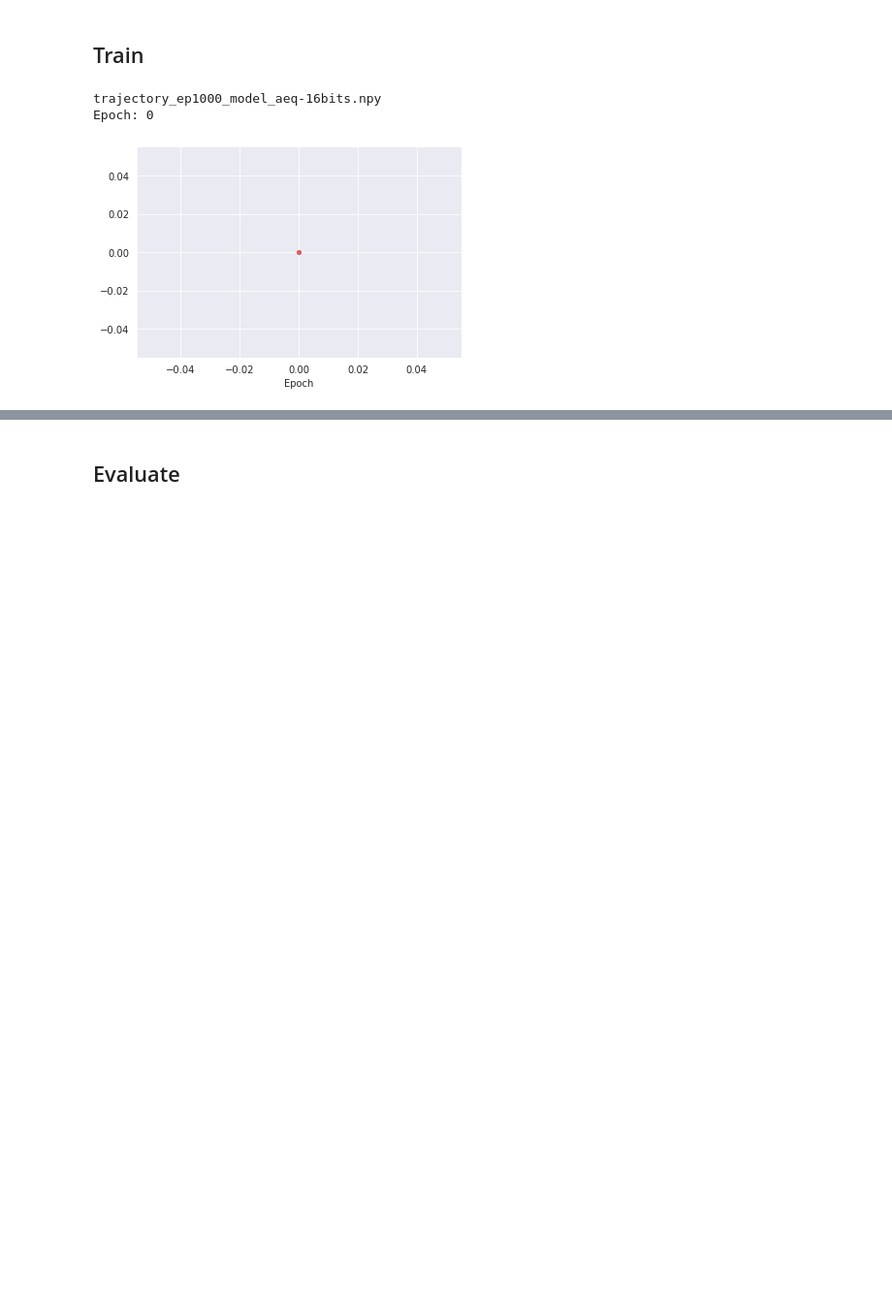
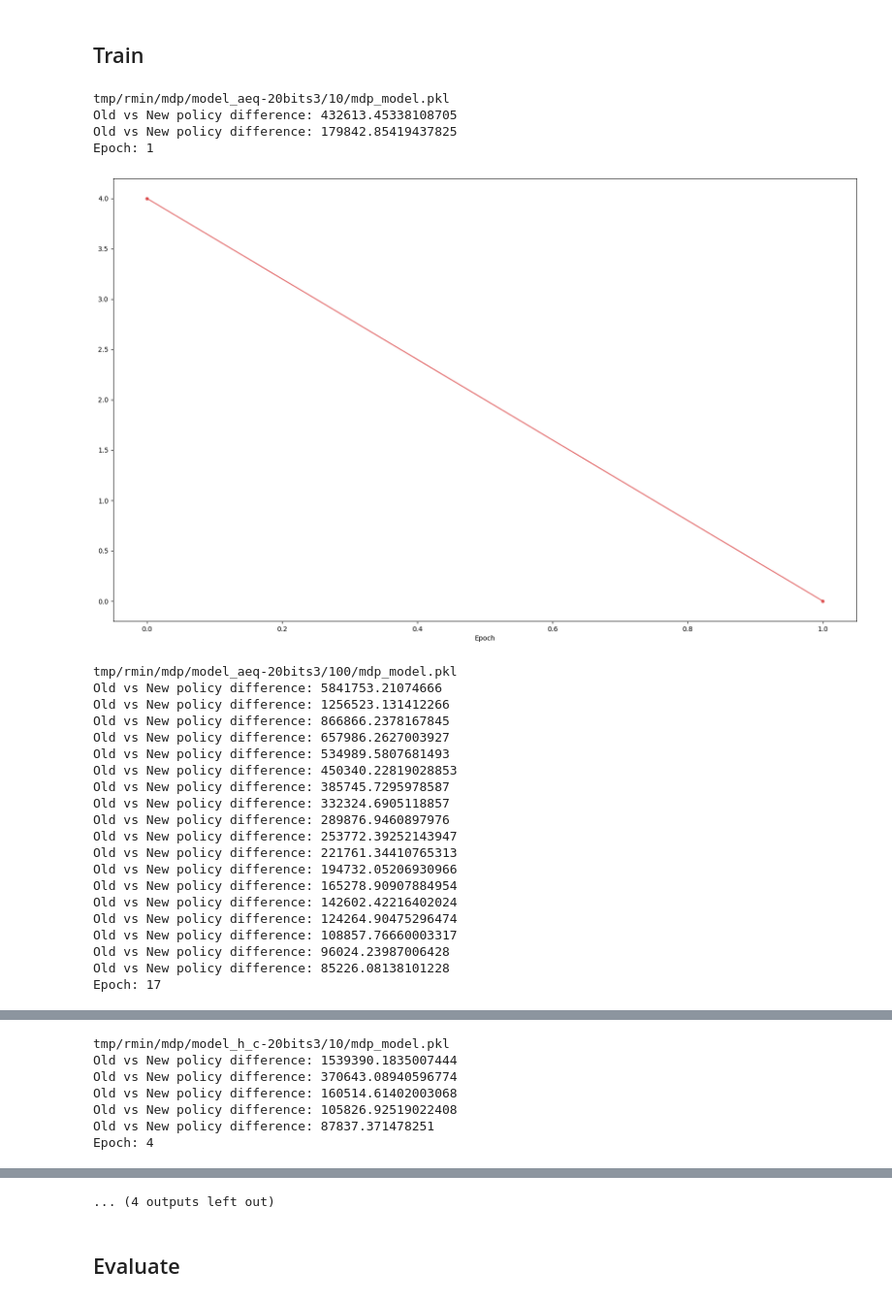
Before and after one commit to MHamza-Y/State-Space-Discretization, a Jupyter notebook: r_min.ipynb, the cells around one changed output, grey strips where cells are left out. Shown at 97% size. Cells and saved outputs as stored; diff of their text form; code cells hidden in the pictures; blank space fills up the shorter version.

```diff
--- a/r_min.ipynb
+++ b/r_min.ipynb
@@ -33,8 +21,36 @@ policies_save_paths = [f'tmp/rmin/ib_policy_{file.split(".")[0]}.pkl' for file i
+# %%
+
+
+
+
+model_names = ['model_aeq-20bits3', 'model_h_c-20bits3']
+
+trajectory_paths = [os.path.join("tmp", "offline_rl_trajectories", model, "rl_dataset.npy") for model in model_names]
+steps_per_episode = 1000
+
+training_episodes = [10, 100, 1000, 10000]
+min_count = [1, 2, 3, 5]
+experiment_configs = []
+device = 'cpu'
+for model_name in model_names:
+    for i, training_episode in enumerate(training_episodes):
+        experiment_configs.append(
+            RMinExperimentConfig(
+                model_name=model_name,
+                model_path=os.path.join('tmp', 'state_quantization', model_name),
+                dataset_path=os.path.join("tmp", "offline_rl_trajectories", model_name, "rl_dataset.npy"),
+                mdp_path=os.path.join('tmp', 'rmin', 'mdp', model_name, f'{training_episode}', 'mdp_model.pkl'),
+                policy_path=os.path.join('tmp', 'rmin', f'{experiment_id}', model_name, f'{training_episode}',
+                                         'policy.pkl'),
+                dataset_size=training_episode * steps_per_episode,
+                r_min=min_count[i]
+            )
+        )
 # %% [markdown]
 ## Create MDP Models
 # %%
 from dynamic_programming.mdp_model import create_mdp_models
 
-for i, sample_file in enumerate(trajectories_samples):
-    load_path = os.path.join("tmp", "offline_rl_trajectories", sample_file)
-    create_mdp_models(load_path=load_path, mdp_save_path=mdp_save_paths[i], reward_function_type='state_action', device=device)
+for config in experiment_configs:
+    create_mdp_models(load_path=config.dataset_path, mdp_save_path=config.mdp_path, reward_function_type='state_action',
+                      device=device, dataset_size=config.dataset_size)
@@ -51,18 +59,40 @@ tmp/rmin/mdp_trajectory_ep1000_model_aeq-20bits2.pkl
 # %%
 def train_r_min(mdp_path, policy_save_path):
     mdp_model = MDPModel.load(mdp_path)
     solver = RMinTrainer(reward_function=mdp_model.reward_function, transition_model=mdp_model.transition_model,
                          count_state_action=mdp_model.count_state_action, min_count=min_count[i])
-    solver.train(epochs=50000, gamma=0.995)
+    solver.train(epochs=500, gamma=0.995)
     trained_policy = DPPolicy(policy_table=solver.get_policy(), state_to_index=mdp_model.state_to_index,
                               index_to_action=mdp_model.index_to_actions)
     trained_policy.save(policy_save_path)
 
 
-for i, mdp_save_path in enumerate(mdp_save_paths):
-    print(trajectories_samples[i])
-    train_r_min(mdp_path=mdp_save_path, policy_save_path=policies_save_paths[i])
+for config in experiment_configs:
+    print(config.mdp_path)
+    train_r_min(mdp_path=config.mdp_path, policy_save_path=config.policy_path)
 # %% [output]
-trajectory_ep1000_model_aeq-16bits.npy
-Epoch: 0
+tmp/rmin/mdp/model_aeq-20bits3/10/mdp_model.pkl
+Old vs New policy difference: 432613.45338108705
+Old vs New policy difference: 179842.85419437825
+Epoch: 1
-[figure, old version]
+[figure, new version]
+tmp/rmin/mdp/model_aeq-20bits3/100/mdp_model.pkl
+Old vs New policy difference: 5841753.21074666
+Old vs New policy difference: 1256523.131412266
+Old vs New policy difference: 866866.2378167845
+Old vs New policy difference: 657986.2627003927
+Old vs New policy difference: 534989.5807681493
+Old vs New policy difference: 450340.22819028853
+Old vs New policy difference: 385745.7295978587
+Old vs New policy difference: 332324.6905118857
+Old vs New policy difference: 289876.9460897976
+Old vs New policy difference: 253772.39252143947
+Old vs New policy difference: 221761.34410765313
+Old vs New policy difference: 194732.05206930966
+Old vs New policy difference: 165278.90907884954
+Old vs New policy difference: 142602.42216402024
+Old vs New policy difference: 124264.90475296474
+Old vs New policy difference: 108857.76660003317
+Old vs New policy difference: 96024.23987006428
+Old vs New policy difference: 85226.08138101228
+Epoch: 17
@@ -68,0 +136,7 @@ Epoch: 0
+tmp/rmin/mdp/model_h_c-20bits3/10/mdp_model.pkl
+Old vs New policy difference: 1539390.1835007444
+Old vs New policy difference: 370643.08940596774
+Old vs New policy difference: 160514.61402003068
+Old vs New policy difference: 105826.92519022408
+Old vs New policy difference: 87837.371478251
+Epoch: 4
@@ -69,3 +164,4 @@ Epoch: 0
+... (4 outputs left out)
 # %% [markdown]
 ## Evaluate
 # %%
```
Also changed, not shown: parts of 9 cells of this notebook, 26 other files.
